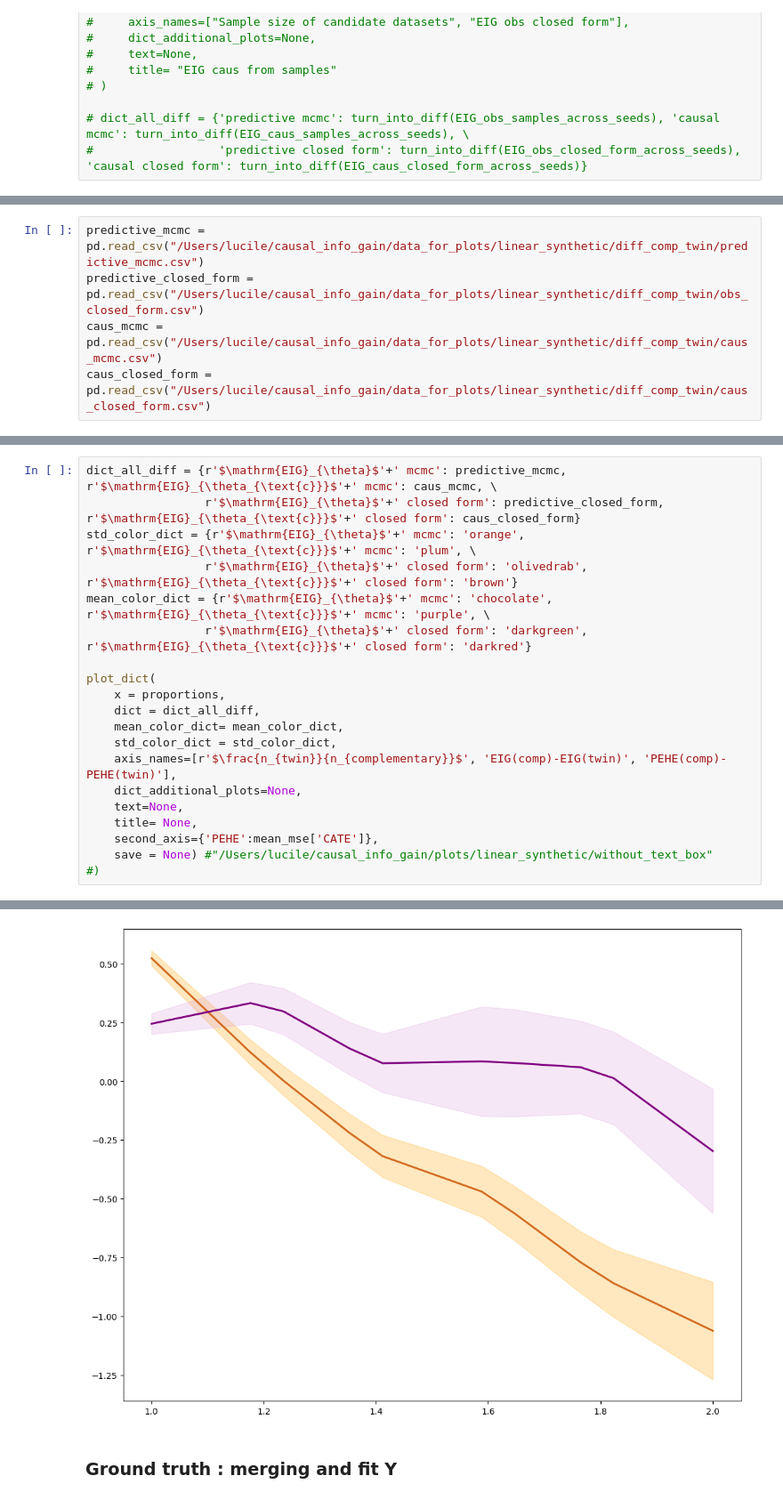
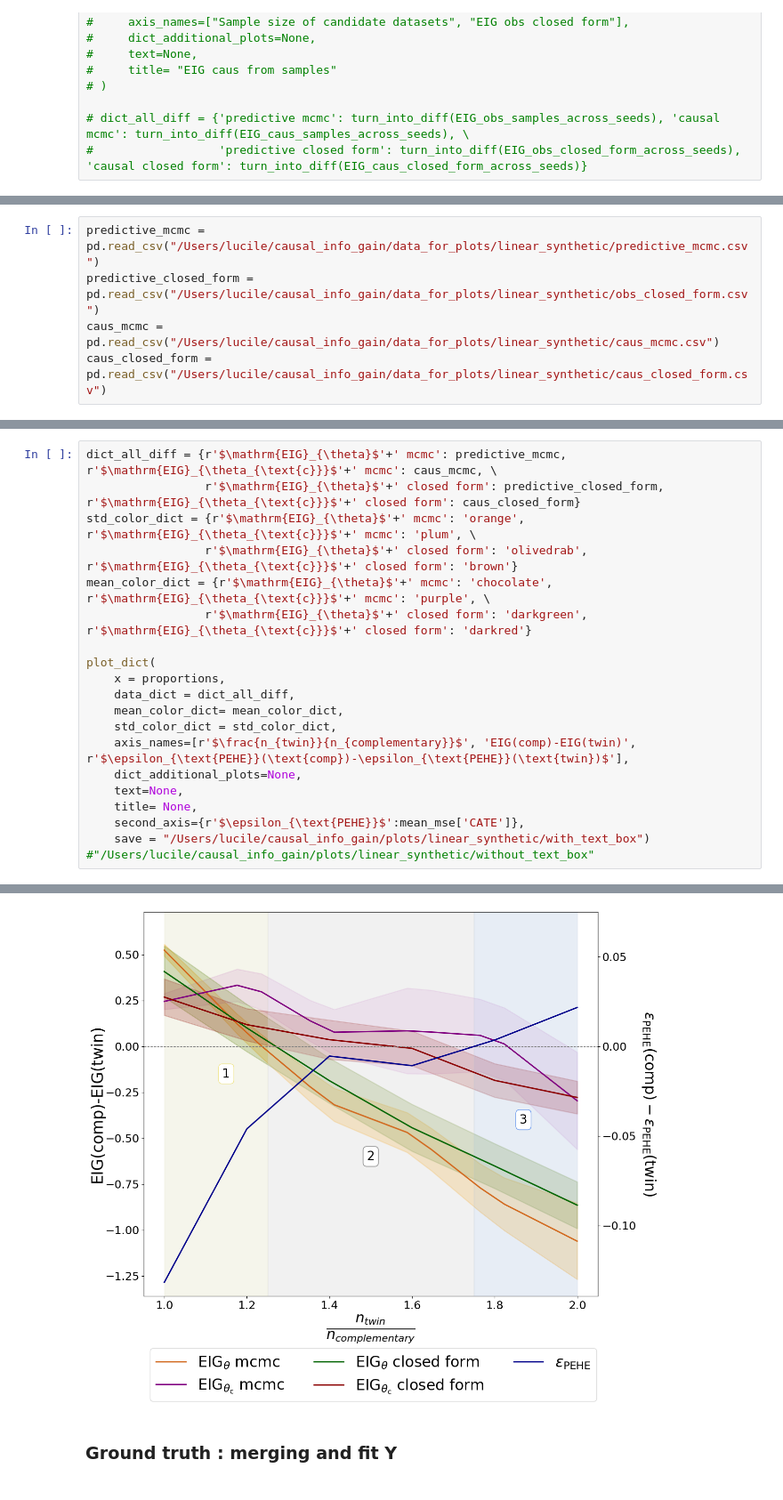
Before and after one commit to LucileTerminassian/causal_prospective_merge, a Jupyter notebook: notebooks/linear_synthetic.ipynb, the cells around one changed output, grey strips where cells are left out. Shown at 89% size. Saved outputs shown, nothing was run; the diff lists cells and outputs as text.

```diff
--- a/notebooks/linear_synthetic.ipynb
+++ b/notebooks/linear_synthetic.ipynb
@@ -470,7 +491,7 @@ def plot_dict(
 
     plt.show()
 # %%
-predictive_mcmc = pd.read_csv("/Users/lucile/causal_info_gain/data_for_plots/linear_synthetic/diff_comp_twin/predictive_mcmc.csv")
-predictive_closed_form = pd.read_csv("/Users/lucile/causal_info_gain/data_for_plots/linear_synthetic/diff_comp_twin/obs_closed_form.csv")
-caus_mcmc = pd.read_csv("/Users/lucile/causal_info_gain/data_for_plots/linear_synthetic/diff_comp_twin/caus_mcmc.csv")
-caus_closed_form = pd.read_csv("/Users/lucile/causal_info_gain/data_for_plots/linear_synthetic/diff_comp_twin/caus_closed_form.csv")
+predictive_mcmc = pd.read_csv("/Users/lucile/causal_info_gain/data_for_plots/linear_synthetic/predictive_mcmc.csv")
+predictive_closed_form = pd.read_csv("/Users/lucile/causal_info_gain/data_for_plots/linear_synthetic/obs_closed_form.csv")
+caus_mcmc = pd.read_csv("/Users/lucile/causal_info_gain/data_for_plots/linear_synthetic/caus_mcmc.csv")
+caus_closed_form = pd.read_csv("/Users/lucile/causal_info_gain/data_for_plots/linear_synthetic/caus_closed_form.csv")
@@ -522,14 +505,13 @@ mean_color_dict = {r'$\mathrm{EIG}_{\theta}$'+' mcmc': 'chocolate', r'$\mathrm{E
 
 plot_dict(
     x = proportions,
-    dict = dict_all_diff,
+    data_dict = dict_all_diff,
     mean_color_dict= mean_color_dict,
     std_color_dict = std_color_dict,
-    axis_names=[r'$\frac{n_{twin}}{n_{complementary}}$', 'EIG(comp)-EIG(twin)', 'PEHE(comp)- PEHE(twin)'],
+    axis_names=[r'$\frac{n_{twin}}{n_{complementary}}$', 'EIG(comp)-EIG(twin)', r'$\epsilon_{\text{PEHE}}(\text{comp})-\epsilon_{\text{PEHE}}(\text{twin})$'],
     dict_additional_plots=None,
     text=None,
     title= None,
-    second_axis={'PEHE':mean_mse['CATE']},
-    save = None) #"/Users/lucile/causal_info_gain/plots/linear_synthetic/without_text_box"
-#)
+    second_axis={r'$\epsilon_{\text{PEHE}}$':mean_mse['CATE']},
+    save = "/Users/lucile/causal_info_gain/plots/linear_synthetic/with_text_box") #"/Users/lucile/causal_info_gain/plots/linear_synthetic/without_text_box"
 # %% [output]
@@ -539,4 +518,4 @@ ValueError: x and y must have same first dimension, but have shapes (18,) and (6
-[figure, old version]
+[figure, new version]
 # %% [markdown]
 ### Ground truth : merging and fit Y
 # %%
```
Also changed, not shown: parts of 6 cells of this notebook.
